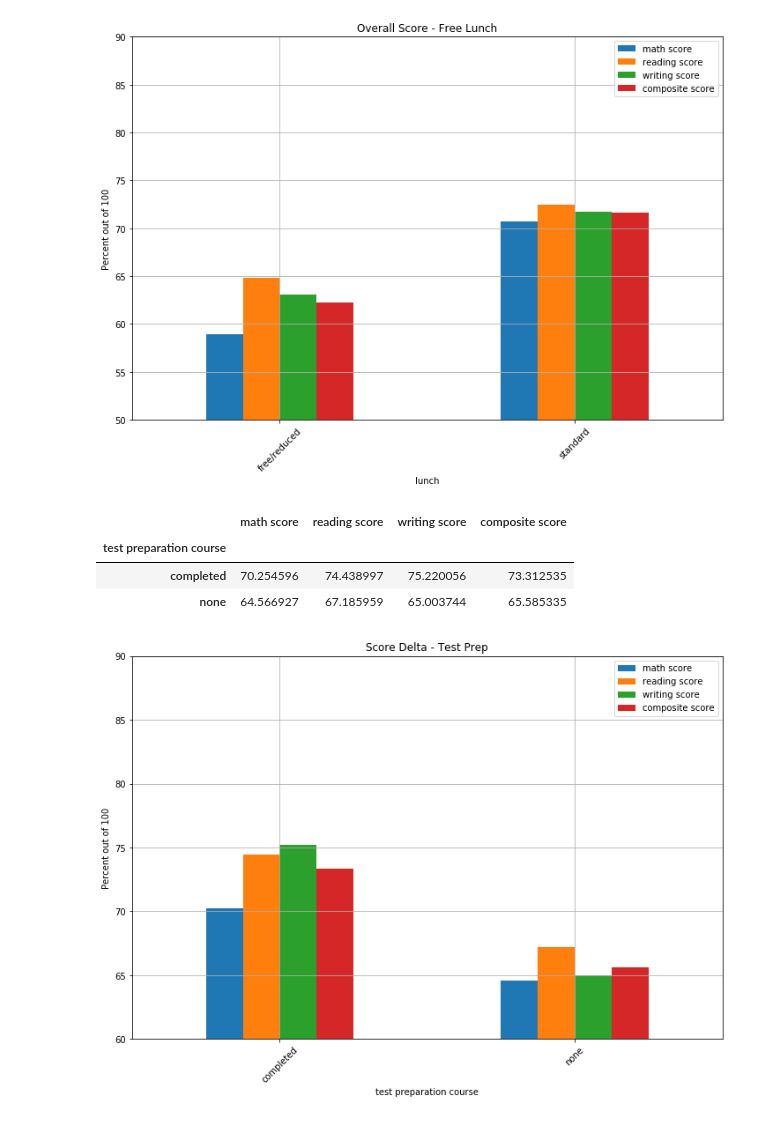
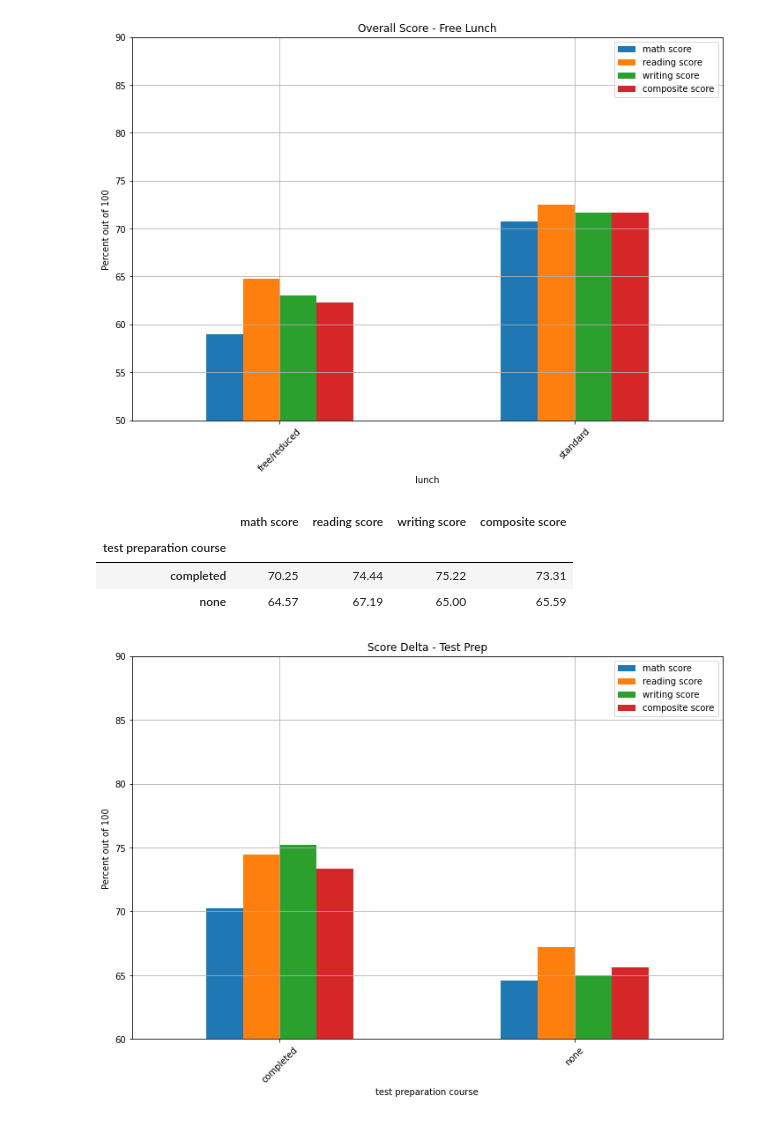
Before and after one commit to Hans518/final-project, a Jupyter notebook: School Data Project/Data Manipulation 2.ipynb, the cells around one changed output. Cells and saved outputs as stored; diff of their text form; code cells hidden in the pictures.

```diff
--- a/School Data Project/Data Manipulation 2.ipynb
+++ b/School Data Project/Data Manipulation 2.ipynb
@@ -133,13 +133,13 @@ plt.show()
 # %% [output]
 [figure]
 # %%
-test_prep_mean = stu_data.groupby('test preparation course').mean()
+test_prep_mean = stu_data.groupby('test preparation course').mean().round(decimals=2)
 test_prep_mean
 # %% [output]
 |  | math score | reading score | writing score | composite score |
 | test preparation course |  |  |  |  |
-| completed | 70.254596 | 74.438997 | 75.220056 | 73.312535 |
-| none | 64.566927 | 67.185959 | 65.003744 | 65.585335 |
+| completed | 70.25 | 74.44 | 75.22 | 73.31 |
+| none | 64.57 | 67.19 | 65.00 | 65.59 |
 # %%
 ax = test_prep_mean.plot(kind='bar', figsize=(12,8))
 ax.set_alpha(0.8)
```
Also changed, not shown: parts of 7 cells of this notebook, 16 other files.
